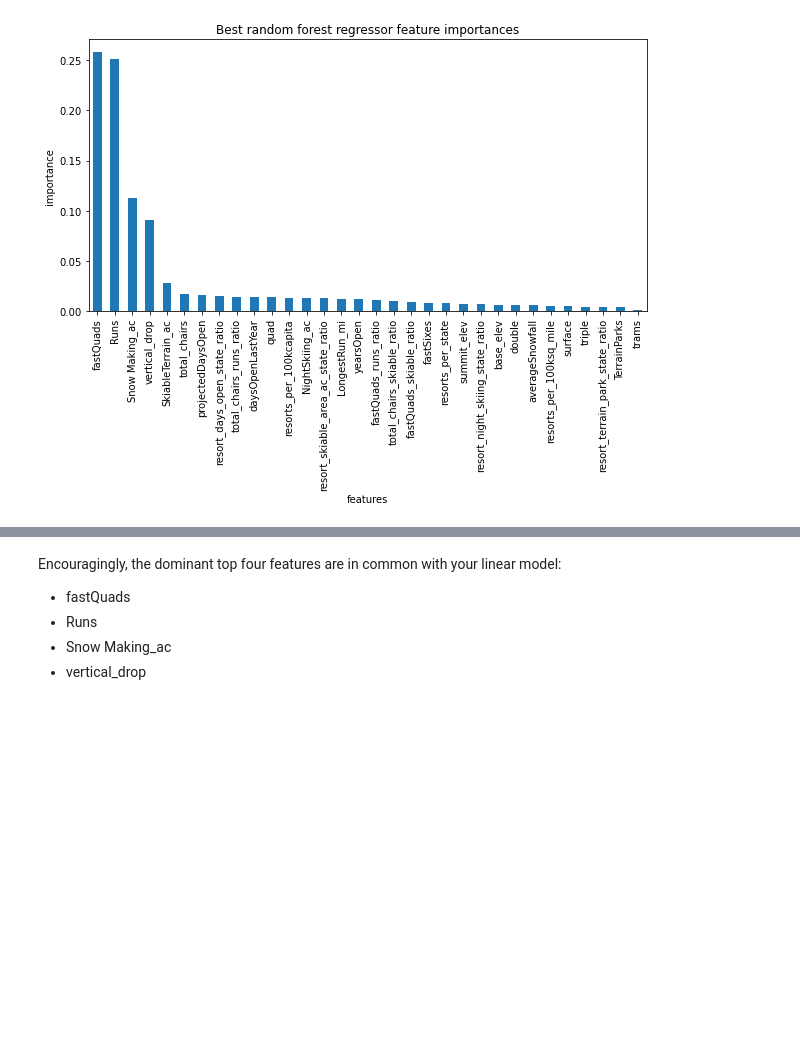
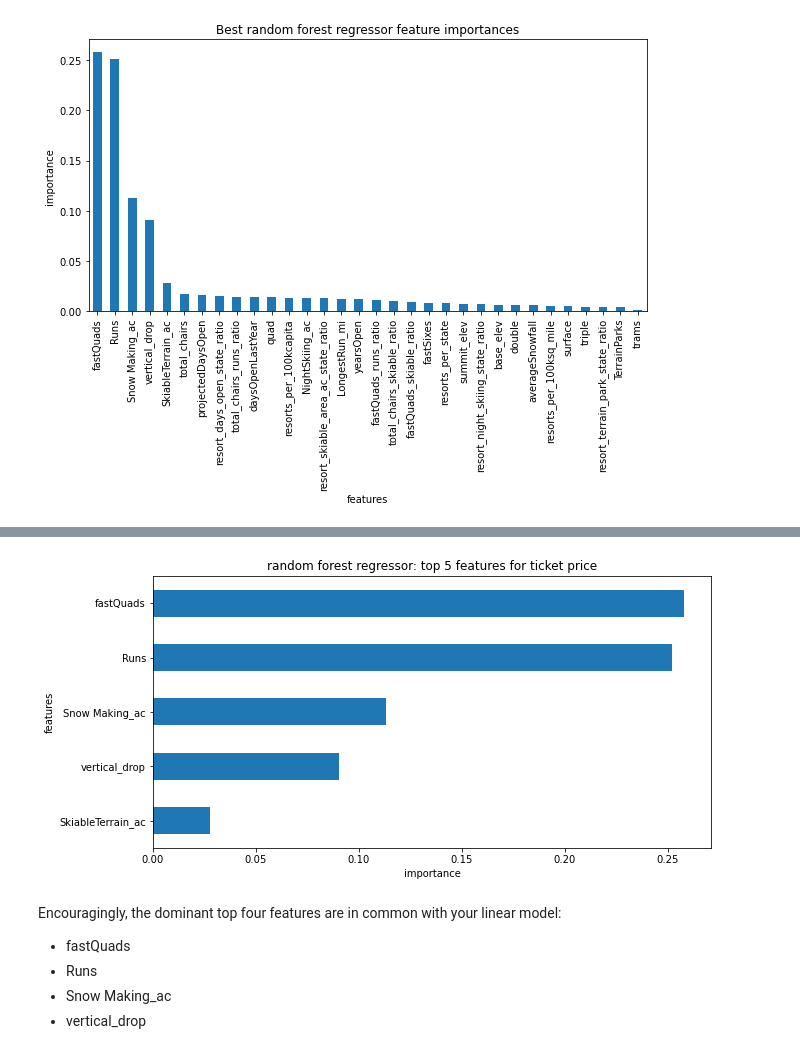
Before and after one commit to smanavi/DataScienceGuidedCapstone, a Jupyter notebook: Notebooks/04_preprocessing_and_training.ipynb, the cells around one changed output, grey strips where cells are left out. Saved outputs shown, nothing was run; the diff lists cells and outputs as text; code cells hidden in the pictures; blank space fills up the shorter version.

```diff
--- a/Notebooks/04_preprocessing_and_training.ipynb
+++ b/Notebooks/04_preprocessing_and_training.ipynb
@@ -1124,3 +1144,15 @@ plt.title('Best random forest regressor feature importances');
+# %%
+plt.subplots(figsize=(10, 5))
+imps = rf_grid_cv.best_estimator_.named_steps.randomforestregressor.feature_importances_
+rf_feat_imps = pd.Series(imps, index=X_train.columns).sort_values(ascending=False)[:5]
+rf_feat_imps.plot(kind='barh')
+plt.gca().invert_yaxis()
+
+plt.xlabel('importance')
+plt.ylabel('features')
+plt.title('random forest regressor: top 5 features for ticket price');
+# %% [output]
+[figure, added]
 # %% [markdown]
 Encouragingly, the dominant top four features are in common with your linear model:
 * fastQuads
```
Also changed, not shown: parts of 3 cells of this notebook, 3 other files.
